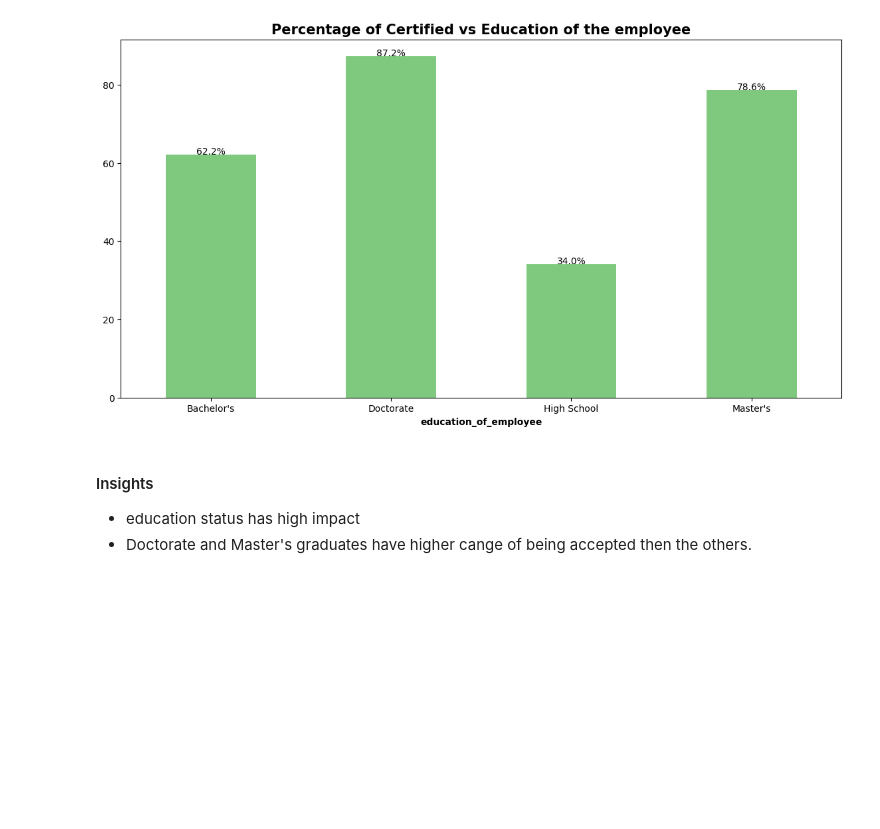
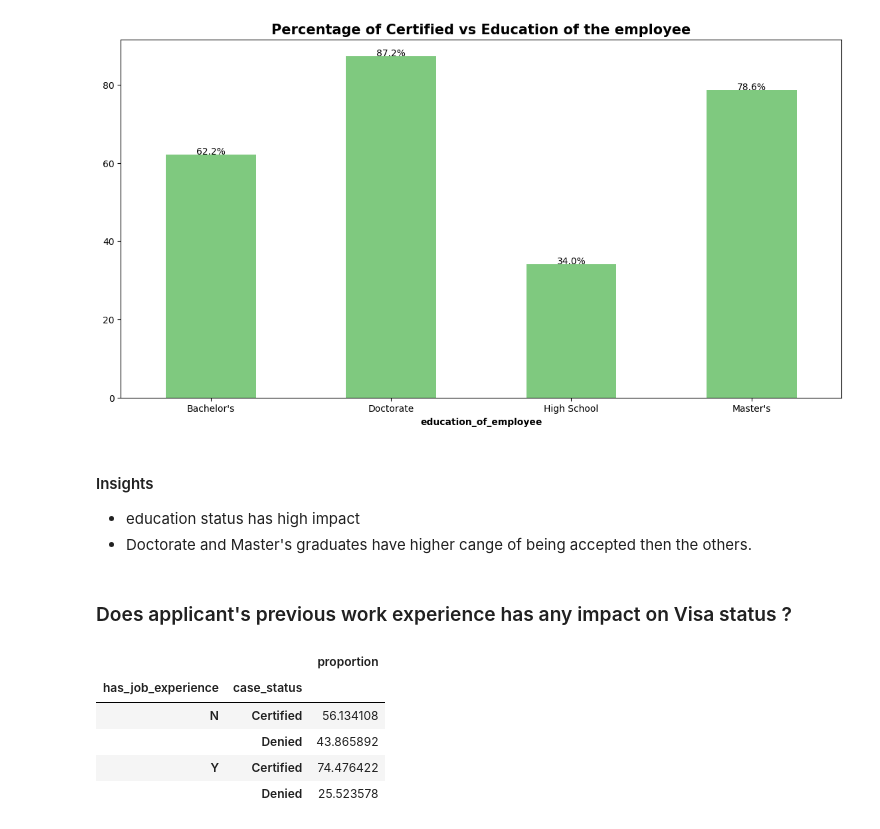
Before and after one commit to amarnath2706/Visa-Approval-Prediction, a Jupyter notebook: notebooks/EDA_Visa.ipynb, the cells around one changed output. Cells and saved outputs as stored; diff of their text form; code cells hidden in the pictures; blank space fills up the shorter version.

```diff
--- a/notebooks/EDA_Visa.ipynb
+++ b/notebooks/EDA_Visa.ipynb
@@ -396,3 +396,15 @@ plt.show()
 #### Insights
 * education status has high impact
 * Doctorate and Master's graduates have higher cange of being accepted then the others.
+# %% [markdown]
+### Does applicant's previous work experience has any impact on Visa status ?
+# %%
+#group data by has_job_experience and count case_status
+df.groupby('has_job_experience')['case_status'].value_counts(normalize=True).to_frame()*100
+# %% [output]
+|  |  | proportion |
+| has_job_experience | case_status |  |
+| N | Certified | 56.134108 |
+|  | Denied | 43.865892 |
+| Y | Certified | 74.476422 |
+|  | Denied | 25.523578 |
```
Also changed, not shown: parts of 2 cells of this notebook.
